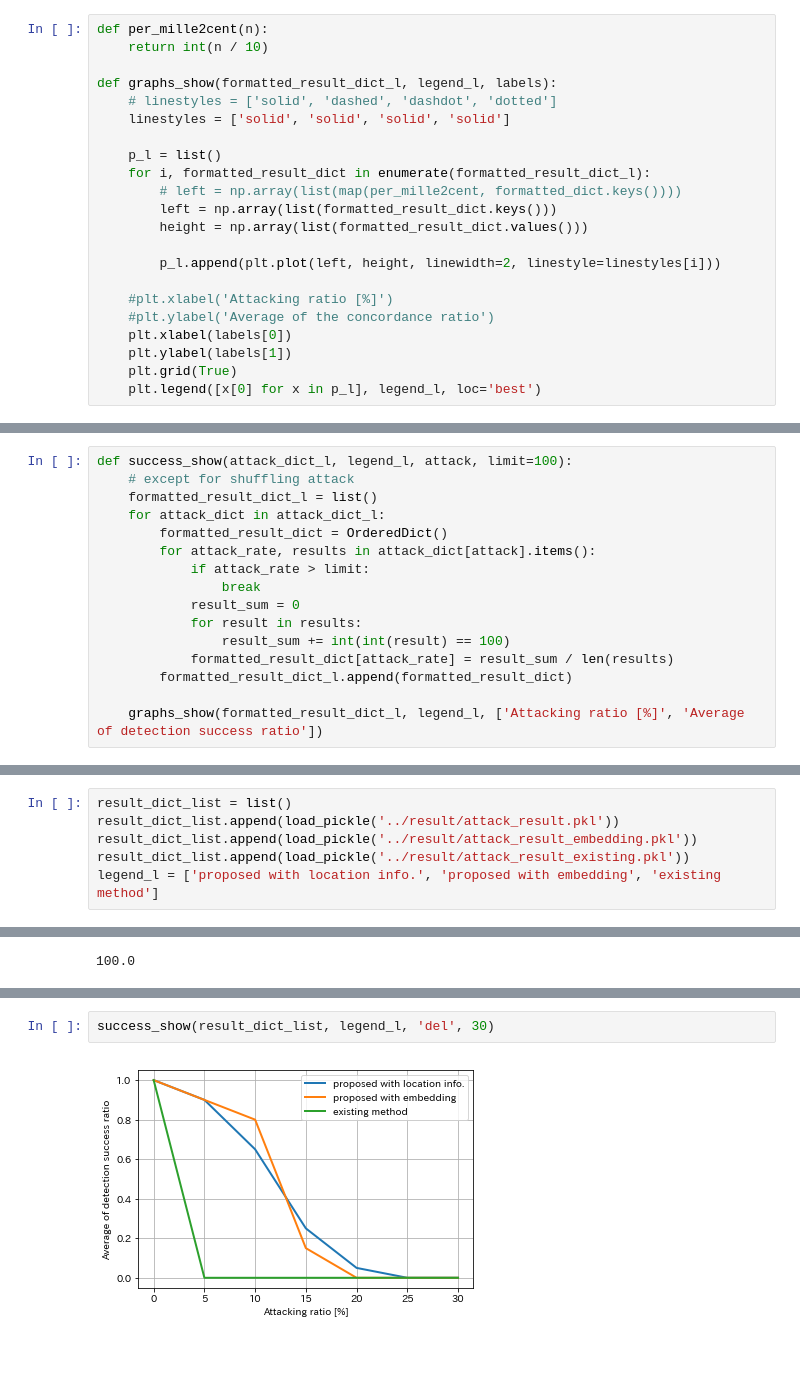
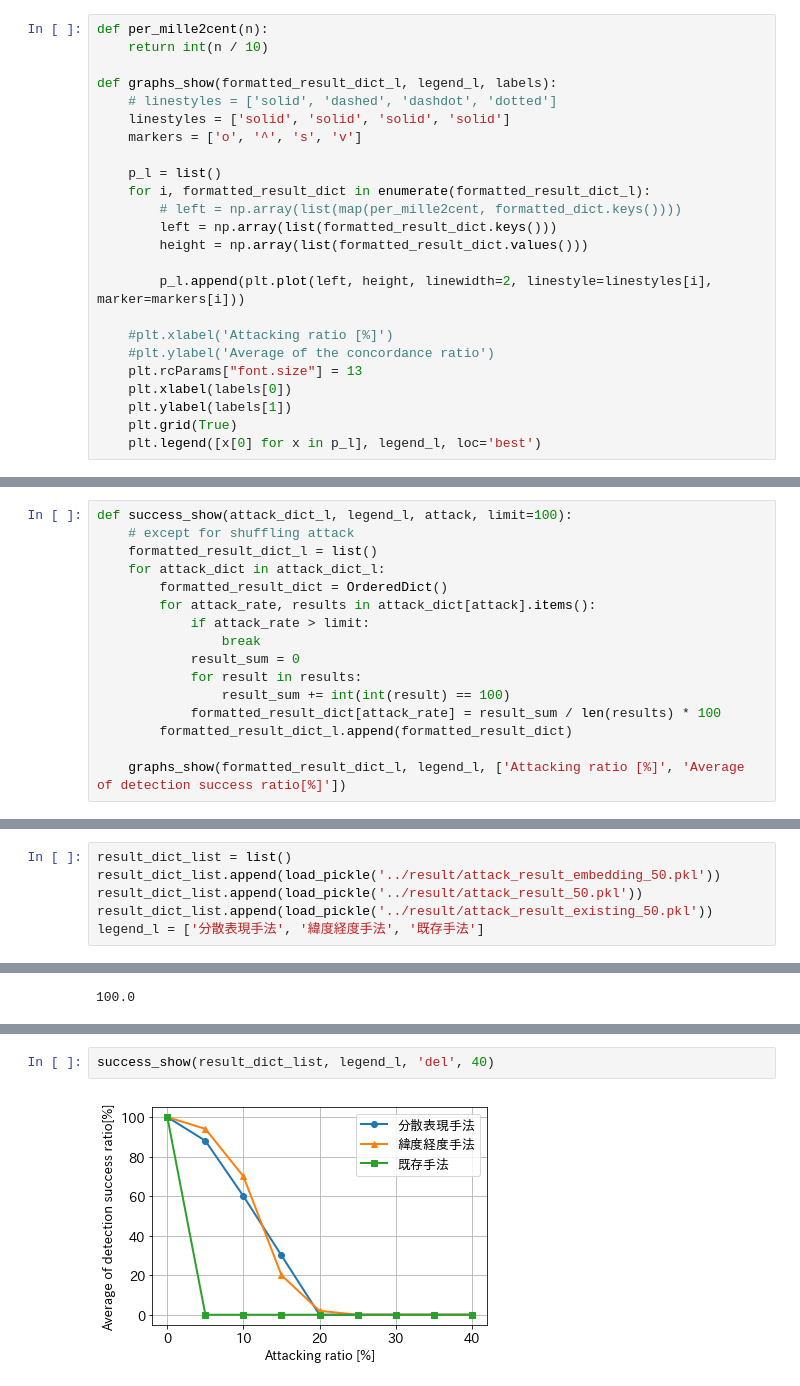
Before and after one commit to yuta1331/watermark, a Jupyter notebook: jupyter/attack_evaluation.ipynb, the cells around one changed output, grey strips where cells are left out. Cells and saved outputs as stored; diff of their text form; blank space fills up the shorter version.

Commit message:
fix attack evaluation

```diff
--- a/jupyter/attack_evaluation.ipynb
+++ b/jupyter/attack_evaluation.ipynb
@@ -66,6 +66,7 @@ def per_mille2cent(n):
 def graphs_show(formatted_result_dict_l, legend_l, labels):
     # linestyles = ['solid', 'dashed', 'dashdot', 'dotted']
     linestyles = ['solid', 'solid', 'solid', 'solid']
+    markers = ['o', '^', 's', 'v']
 
     p_l = list()
     for i, formatted_result_dict in enumerate(formatted_result_dict_l):
@@ -73,10 +74,11 @@ def graphs_show(formatted_result_dict_l, legend_l, labels):
         left = np.array(list(formatted_result_dict.keys()))
         height = np.array(list(formatted_result_dict.values()))
 
-        p_l.append(plt.plot(left, height, linewidth=2, linestyle=linestyles[i]))
+        p_l.append(plt.plot(left, height, linewidth=2, linestyle=linestyles[i], marker=markers[i]))
 
     #plt.xlabel('Attacking ratio [%]')
     #plt.ylabel('Average of the concordance ratio')
+    plt.rcParams["font.size"] = 13
     plt.xlabel(labels[0])
     plt.ylabel(labels[1])
     plt.grid(True)
@@ -115,20 +117,20 @@ def success_show(attack_dict_l, legend_l, attack, limit=100):
             result_sum = 0
             for result in results:
                 result_sum += int(int(result) == 100)
-            formatted_result_dict[attack_rate] = result_sum / len(results)
+            formatted_result_dict[attack_rate] = result_sum / len(results) * 100
         formatted_result_dict_l.append(formatted_result_dict)
 
-    graphs_show(formatted_result_dict_l, legend_l, ['Attacking ratio [%]', 'Average of detection success ratio'])
+    graphs_show(formatted_result_dict_l, legend_l, ['Attacking ratio [%]', 'Average of detection success ratio[%]'])
 # %%
 def load_pickle(pf):
     with open(pf, 'rb') as f:
         return pickle.load(f)
 # %%
 result_dict_list = list()
-result_dict_list.append(load_pickle('../result/attack_result.pkl'))
-result_dict_list.append(load_pickle('../result/attack_result_embedding.pkl'))
-result_dict_list.append(load_pickle('../result/attack_result_existing.pkl'))
-legend_l = ['proposed with location info.', 'proposed with embedding', 'existing method']
+result_dict_list.append(load_pickle('../result/attack_result_embedding_50.pkl'))
+result_dict_list.append(load_pickle('../result/attack_result_50.pkl'))
+result_dict_list.append(load_pickle('../result/attack_result_existing_50.pkl'))
+legend_l = ['分散表現手法', '緯度経度手法', '既存手法']
 # %%
 concordance_show(result_dict_list, legend_l, 'shuffle')
 # %% [output]
@@ -157,5 +159,5 @@ success_show(result_dict_list, legend_l, 'add', 40)
 # %%
-success_show(result_dict_list, legend_l, 'del', 30)
+success_show(result_dict_list, legend_l, 'del', 40)
 # %% [output]
-[figure, old version]
+[figure, new version]
 # %%
```
Also changed, not shown: parts of 5 cells of this notebook, 3 other files.
